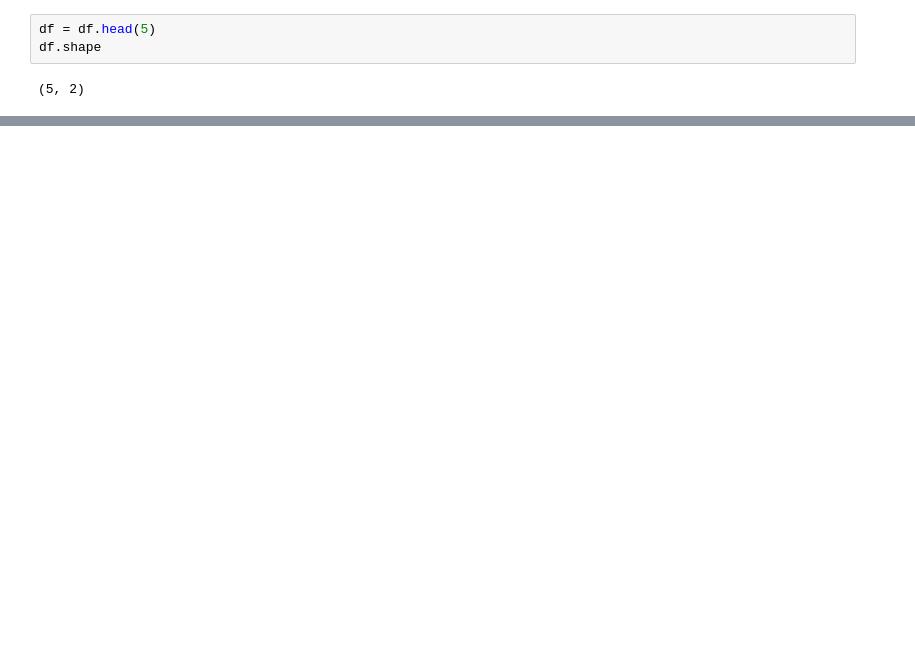
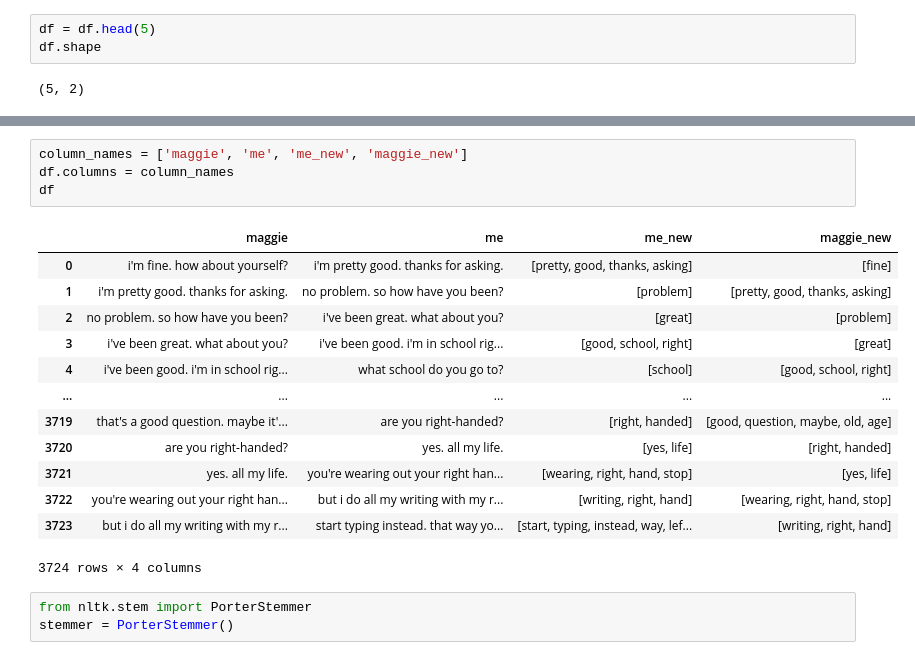
Before and after one commit to SUYAMBULAKSHMI-VENKATESAN/chatbotproject, a Jupyter notebook: stopwords-removed.ipynb, the cells around one changed output, grey strips where cells are left out. Saved outputs shown, nothing was run; the diff lists cells and outputs as text; blank space fills up the shorter version.

```diff
--- a/stopwords-removed.ipynb
+++ b/stopwords-removed.ipynb
@@ -119,0 +94,21 @@ df.head(5)
+# %%
+column_names = ['maggie', 'me', 'me_new', 'maggie_new']
+df.columns = column_names
+df
+# %% [output]
+|  | maggie | me | me_new | maggie_new |
+| 0 | i'm fine. how about yourself? | i'm pretty good. thanks for asking. | [pretty, good, thanks, asking] | [fine] |
+| 1 | i'm pretty good. thanks for asking. | no problem. so how have you been? | [problem] | [pretty, good, thanks, asking] |
+| 2 | no problem. so how have you been? | i've been great. what about you? | [great] | [problem] |
+| 3 | i've been great. what about you? | i've been good. i'm in school rig... | [good, school, right] | [great] |
+| 4 | i've been good. i'm in school rig... | what school do you go to? | [school] | [good, school, right] |
+| ... | ... | ... | ... | ... |
+| 3719 | that's a good question. maybe it'... | are you right-handed? | [right, handed] | [good, question, maybe, old, age] |
+| 3720 | are you right-handed? | yes. all my life. | [yes, life] | [right, handed] |
+| 3721 | yes. all my life. | you're wearing out your right han... | [wearing, right, hand, stop] | [yes, life] |
+| 3722 | you're wearing out your right han... | but i do all my writing with my r... | [writing, right, hand] | [wearing, right, hand, stop] |
+| 3723 | but i do all my writing with my r... | start typing instead. that way yo... | [start, typing, instead, way, lef... | [writing, right, hand] |
+3724 rows × 4 columns
+# %%
+from nltk.stem import PorterStemmer
+stemmer = PorterStemmer()
```
Also changed, not shown: parts of 7 cells of this notebook.
